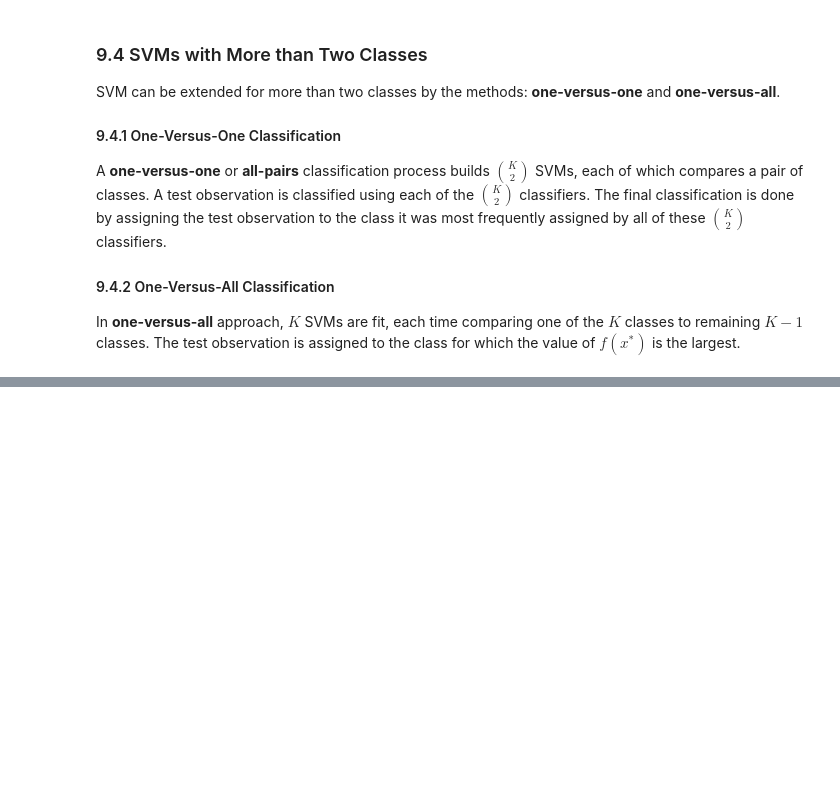
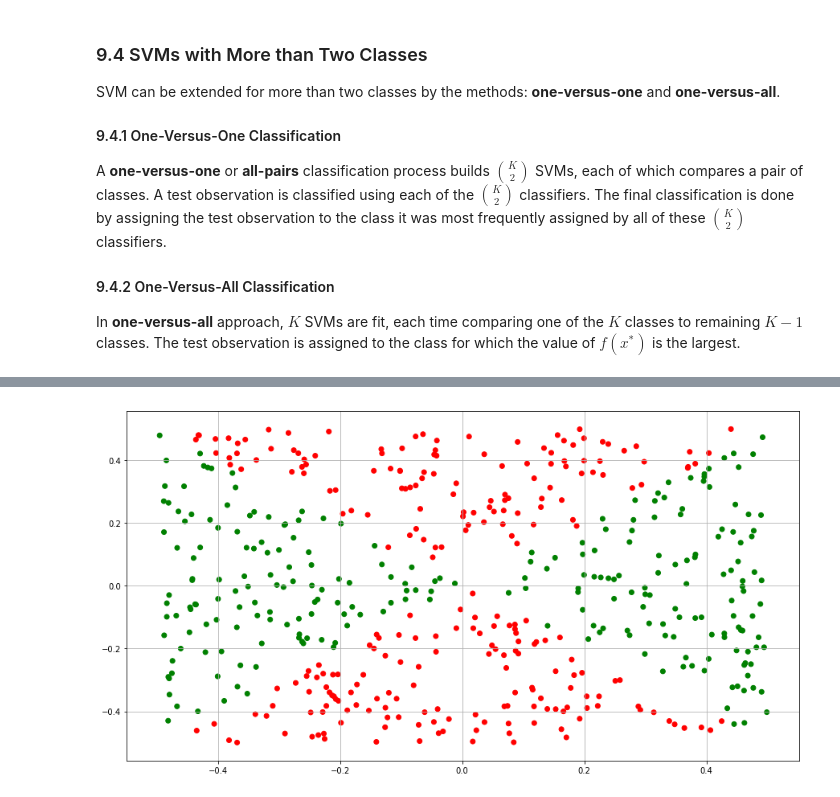
Before and after one commit to amitrajan012/Introduction-to-Statistical-Learning, a Jupyter notebook: Support Vector Machines.ipynb, the cells around one changed output, grey strips where cells are left out. Cells and saved outputs as stored; diff of their text form; code cells hidden in the pictures; blank space fills up the shorter version.

```diff
--- a/Support Vector Machines.ipynb
+++ b/Support Vector Machines.ipynb
@@ -151,0 +456,17 @@ In <b>one-versus-all</b> approach, $K$ SVMs are fit, each time comparing one of
+# %%
+import matplotlib
+
+np.random.seed(0)
+X1 = np.random.uniform(0, 1, 500) - 0.5
+X2 = np.random.uniform(0, 1, 500) - 0.5
+Y = ((X1**2 - X2**2) > 0).astype(int)
+color= ['red' if l == 0 else 'green' for l in Y]
+
+fig = plt.figure(figsize=(15, 8))
+ax = fig.add_subplot(111)
+
+plt.scatter(X1, X2, color=color)
+plt.grid()
+plt.show()
+# %% [output]
+[figure, added]
```
Also changed, not shown: parts of 11 cells of this notebook.
